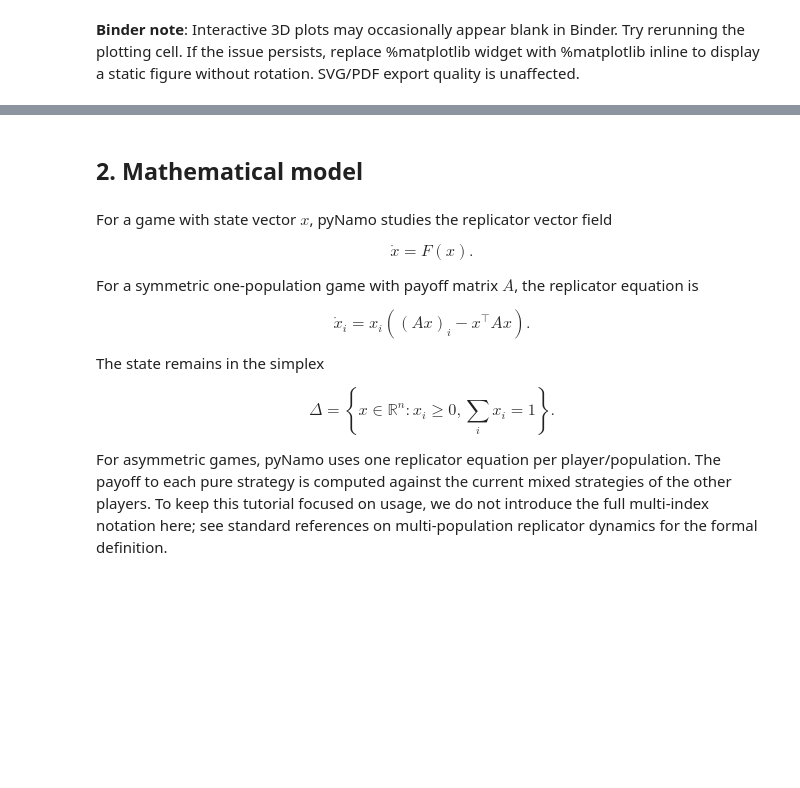
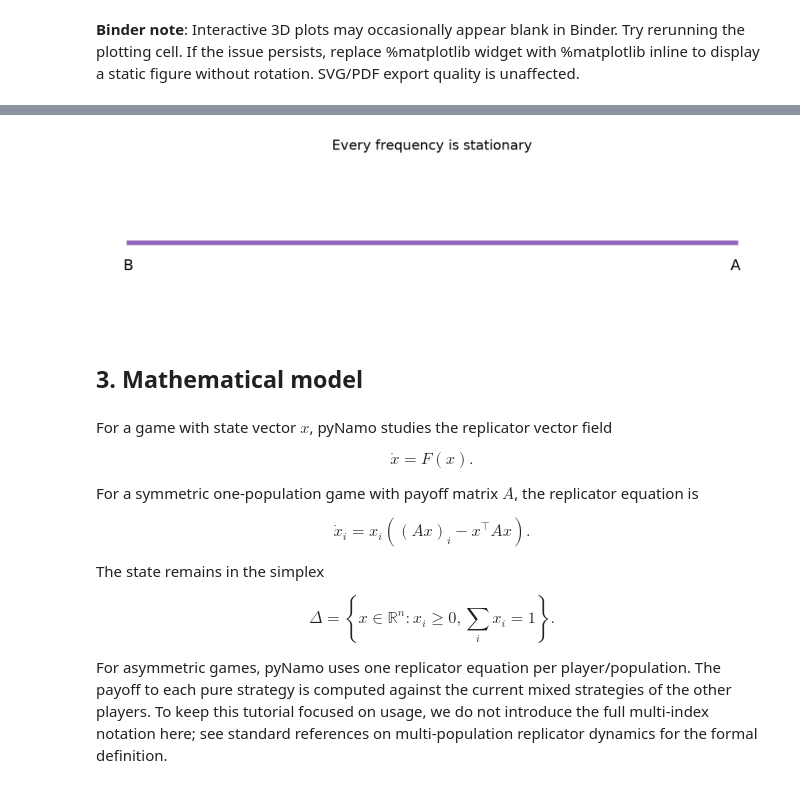
Before and after one commit to SlimaneD/pynamo, a Jupyter notebook: tutorial.ipynb, the cells around one changed output, grey strips where cells are left out. Drawn from its saved outputs; the diff is of its cells as text; code cells hidden in the pictures; blank space fills up the shorter version.

```diff
--- a/tutorial.ipynb
+++ b/tutorial.ipynb
@@ -33,5 +72,19 @@ pn.interactive.launch_replicator_widget()
+# %%
+neutral_1d = pn.Game(
+    name="Every frequency is stationary",
+    payoffs=[[2, 1], [2, 1]],
+    strategy_labels=["A", "B"],
+)
+fig, ax = pn.phase_portrait(
+    game=neutral_1d,
+    figsize=(8, 2.2),
+    continuum_color="tab:purple",
+)
+plt.show()
+# %% [output]
+[figure, added]
 # %% [markdown]
-## 2. Mathematical model
+## 3. Mathematical model
 # %% [markdown]
 For a game with state vector $x$, pyNamo studies the replicator vector field
 
```
Also changed, not shown: parts of 49 cells of this notebook, 20 other files.
